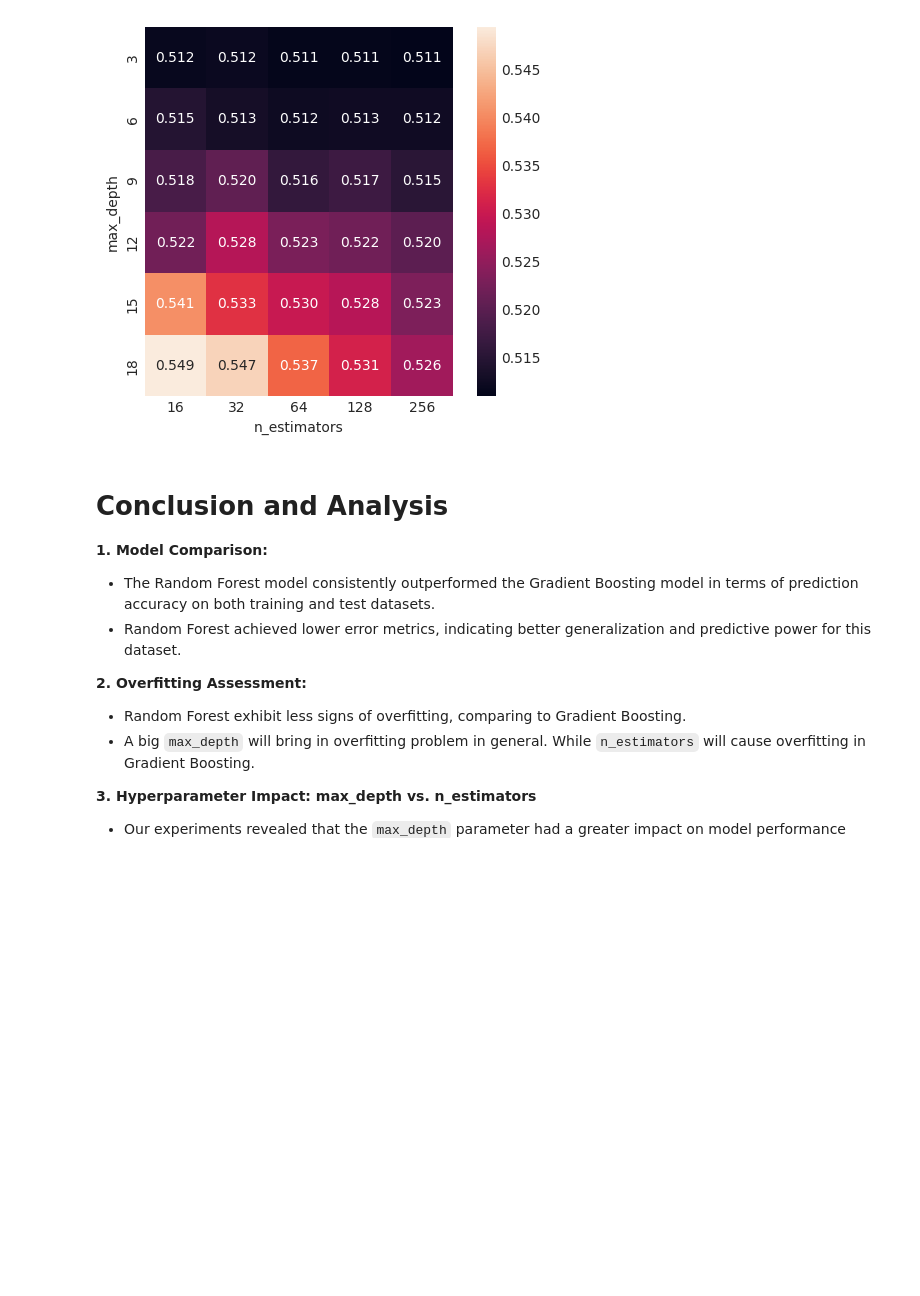
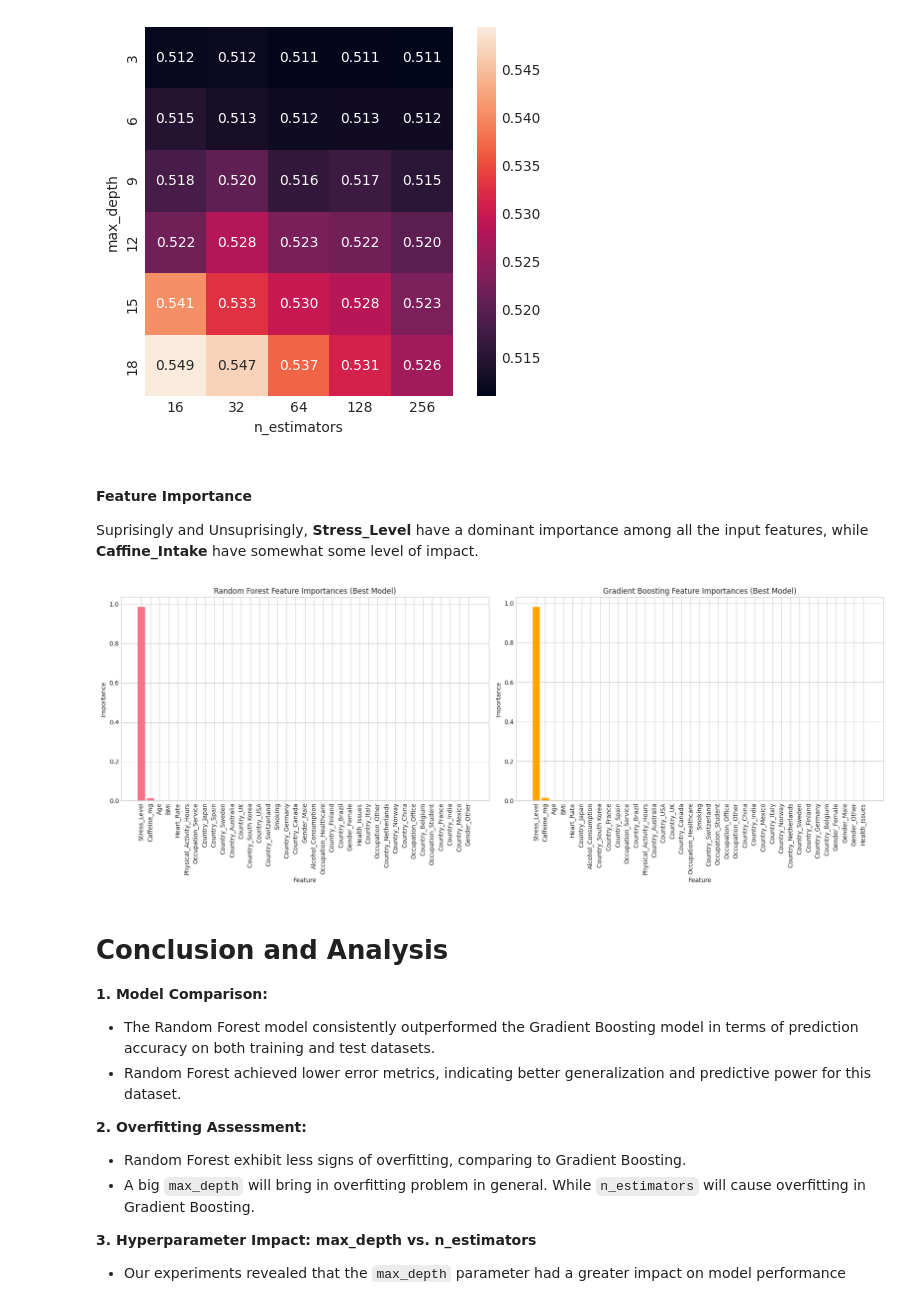
Before and after one commit to czl9707/ml-sleep-quality, a Jupyter notebook: sleep-quality-prediction.ipynb, the cells around one changed output. Drawn from its saved outputs; the diff is of its cells as text; code cells hidden in the pictures; blank space fills up the shorter version.

Commit message:
add feature importance

```diff
--- a/sleep-quality-prediction.ipynb
+++ b/sleep-quality-prediction.ipynb
@@ -234,10 +234,10 @@ error_grid = pd.DataFrame({
 fig = sns.heatmap(error_grid, square=True, annot=True, fmt=".3f")
 fig.set(xlabel="n_estimators", ylabel="max_depth")
 
-best = min(list(results.values()), key=lambda pairs: pairs[2])
-print("Best Predictor has params", best[0].get_params())
-print("Best Predictor with train error", best[1])
-print("Best Predictor with test error", best[2])
+gb_best = min(list(results.values()), key=lambda pairs: pairs[2])
+print("Best Predictor has params", gb_best[0].get_params())
+print("Best Predictor with train error", gb_best[1])
+print("Best Predictor with test error", gb_best[2])
 # %% [output]
 Best Predictor has params {'alpha': 0.9, 'ccp_alpha': 0.0, 'criterion': 'friedman_mse', 'init': None, 'learning_rate': 0.1, 'loss': 'squared_error', 'max_depth': 3, 'max_features': None, 'max_leaf_nod ...
 Best Predictor with train error 0.5312432882618744
@@ -277,15 +277,53 @@ fig = sns.heatmap(error_grid, square=True, annot=True, fmt=".3f")
 fig.set(xlabel="n_estimators", ylabel="max_depth")
 
 
-best = min(list(results.values()), key=lambda pairs: pairs[2])
-print("Best Predictor has params", best[0].get_params())
-print("Best Predictor with train error", best[1])
-print("Best Predictor with test error", best[2])
+rf_best = min(list(results.values()), key=lambda pairs: pairs[2])
+print("Best Predictor has params", rf_best[0].get_params())
+print("Best Predictor with train error", rf_best[1])
+print("Best Predictor with test error", rf_best[2])
 # %% [output]
 Best Predictor has params {'bootstrap': True, 'ccp_alpha': 0.0, 'criterion': 'squared_error', 'max_depth': 3, 'max_features': 1.0, 'max_leaf_nodes': None, 'max_samples': None, 'min_impurity_decrease': ...
 Best Predictor with train error 0.535322398943169
 Best Predictor with test error 0.510929164249478
 [figure]
+# %% [markdown]
+#### Feature Importance
+
+Suprisingly and Unsuprisingly, **Stress_Level** have a dominant importance among all the input features, while **Caffine_Intake** have somewhat some level of impact.
+# %%
+# Feature Importance Analysis for Best Models
+
+# Assuming rf_best and gb_best are the best models from previous cells
+# and X_train is available
+
+feature_names = X_train.columns
+importances_rf = rf_best[0].feature_importances_
+importances_gb = gb_best[0].feature_importances_
+
+fig, axes = plt.subplots(1, 2, figsize=(18, 7))
+
+# Random Forest Feature Importances
+indices_rf = np.argsort(importances_rf)[::-1]
+axes[0].bar(range(len(importances_rf)), importances_rf[indices_rf], align="center")
+axes[0].set_xticks(range(len(importances_rf)))
+axes[0].set_xticklabels(feature_names[indices_rf], rotation=90)
+axes[0].set_title("Random Forest Feature Importances (Best Model)")
+axes[0].set_ylabel("Importance")
+axes[0].set_xlabel("Feature")
+
+# Gradient Boosting Feature Importances
+indices_gb = np.argsort(importances_gb)[::-1]
+axes[1].bar(range(len(importances_gb)), importances_gb[indices_gb], align="center", color='orange')
+axes[1].set_xticks(range(len(importances_gb)))
+axes[1].set_xticklabels(feature_names[indices_gb], rotation=90)
+axes[1].set_title("Gradient Boosting Feature Importances (Best Model)")
+axes[1].set_ylabel("Importance")
+axes[1].set_xlabel("Feature")
+
+plt.tight_layout()
+plt.show()
+# %% [output]
+[figure, added]
 # %% [markdown]
 # Conclusion and Analysis
 
```
Also changed, not shown: parts of 2 cells of this notebook.
